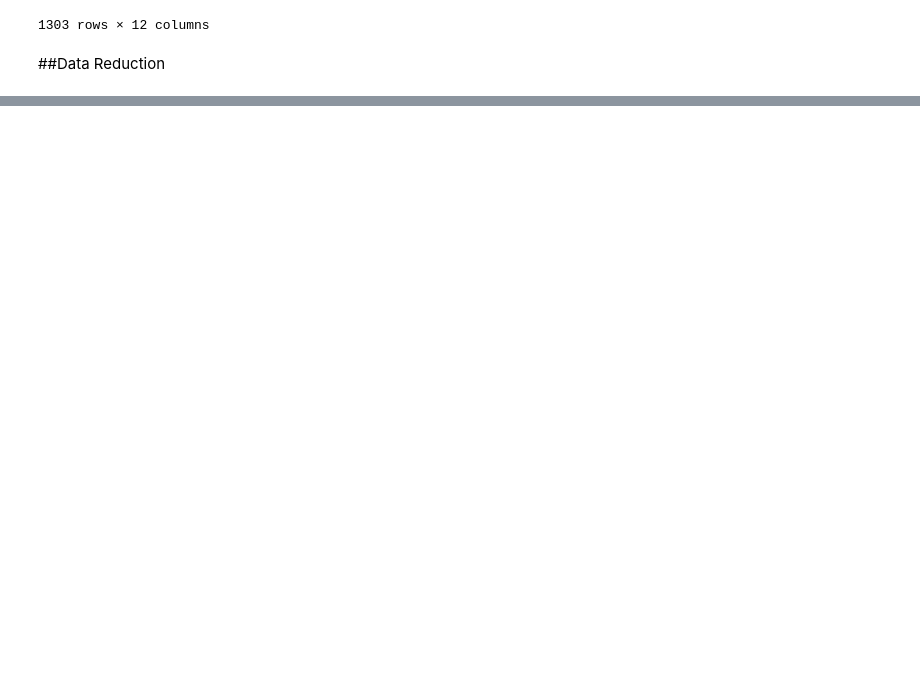
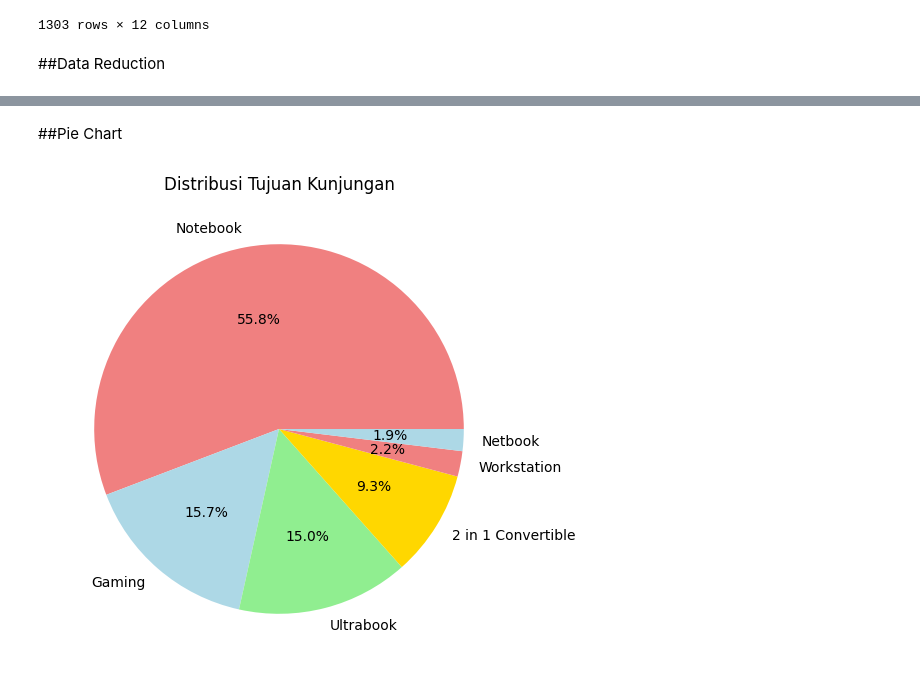
Before and after one commit to yuliuspune15/Tugas-AVD, a Jupyter notebook: Yulius_Pune'__2409116110.ipynb, the cells around one changed output, grey strips where cells are left out. Saved outputs shown, nothing was run; the diff lists cells and outputs as text; code cells hidden in the pictures; blank space fills up the shorter version.

```diff
--- a/Yulius_Pune'__2409116110.ipynb
+++ b/Yulius_Pune'__2409116110.ipynb
@@ -403,0 +455,10 @@ df
+# %% [markdown]
+##Pie Chart
+# %%
+# Pie Chart (Matplotlib): Distribusi Tujuan Kunjungan
+plt.figure(figsize=(6, 6))
+plt.pie(df['TypeName'].value_counts(), labels=df['TypeName'].value_counts().index, autopct='%1.1f%%', colors=['lightcoral', 'lightblue', 'lightgreen', 'gold'])
+plt.title('Distribusi Tujuan Kunjungan')
+plt.show()
+# %% [output]
+[figure, added]
```
Also changed, not shown: parts of 35 cells of this notebook.
